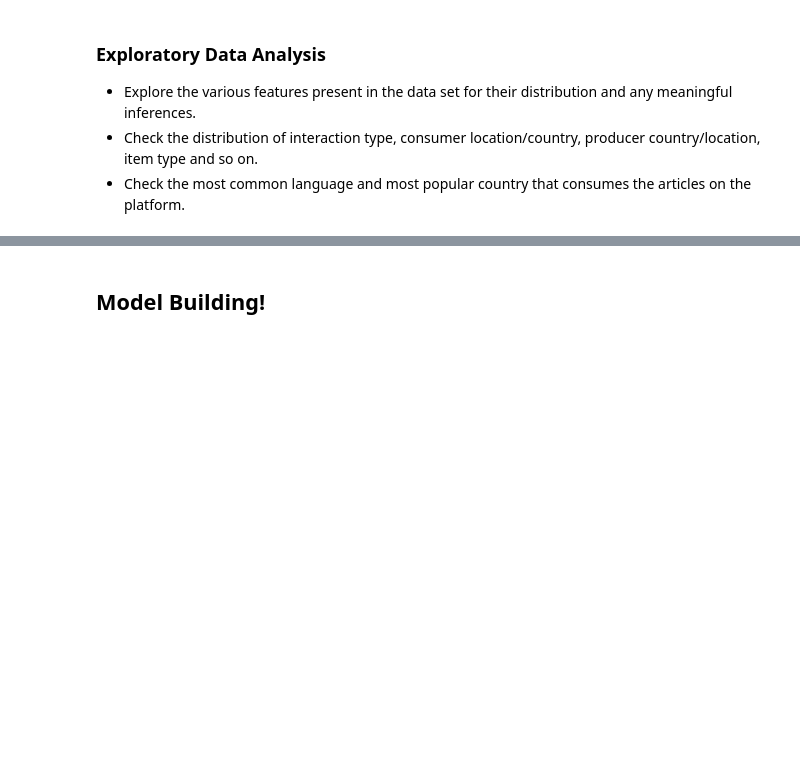
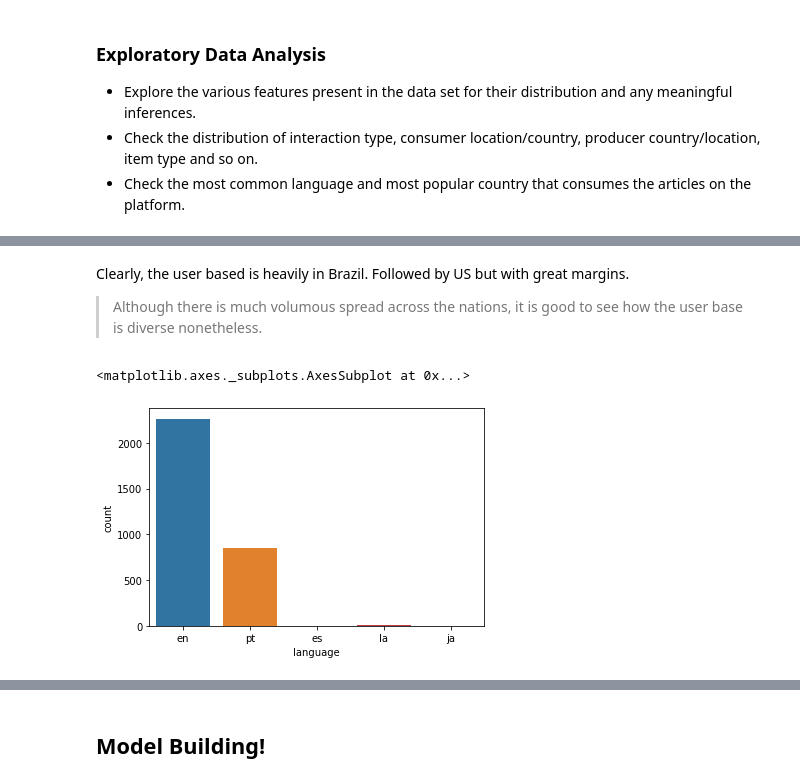
Before and after one commit to ishitamahindroo/NewsRecommendor, a Jupyter notebook: capstone0.ipynb, the cells around one changed output, grey strips where cells are left out. Saved outputs shown, nothing was run; the diff lists cells and outputs as text; code cells hidden in the pictures; blank space fills up the shorter version.

```diff
--- a/capstone0.ipynb
+++ b/capstone0.ipynb
@@ -508,0 +524,8 @@ import seaborn as sns
+# %% [markdown]
+Clearly, the user based is heavily in Brazil. Followed by US but with great margins.
+>Although there is much volumous spread across the nations, it is good to see how the user base is diverse nonetheless.
+# %%
+sns.countplot(data = plat_con, x = 'language')
+# %% [output]
+<matplotlib.axes._subplots.AxesSubplot at 0x...>
+[figure, added]
```
Also changed, not shown: parts of 100 cells of this notebook.
